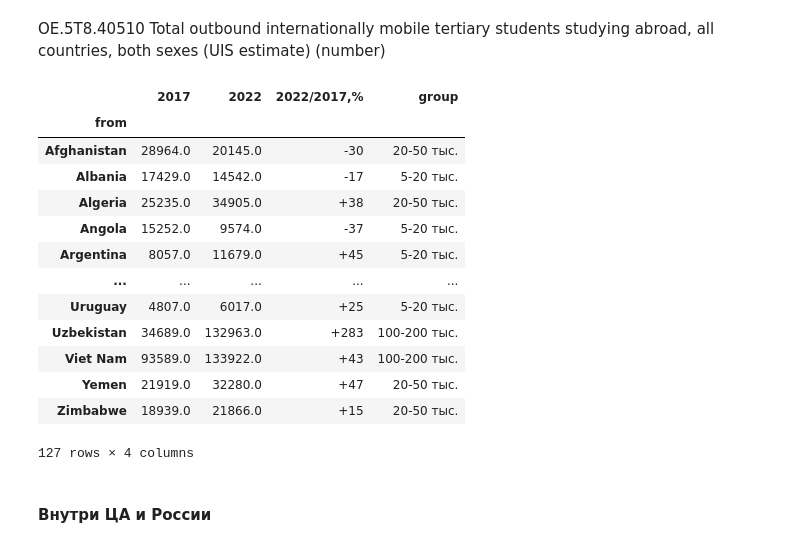
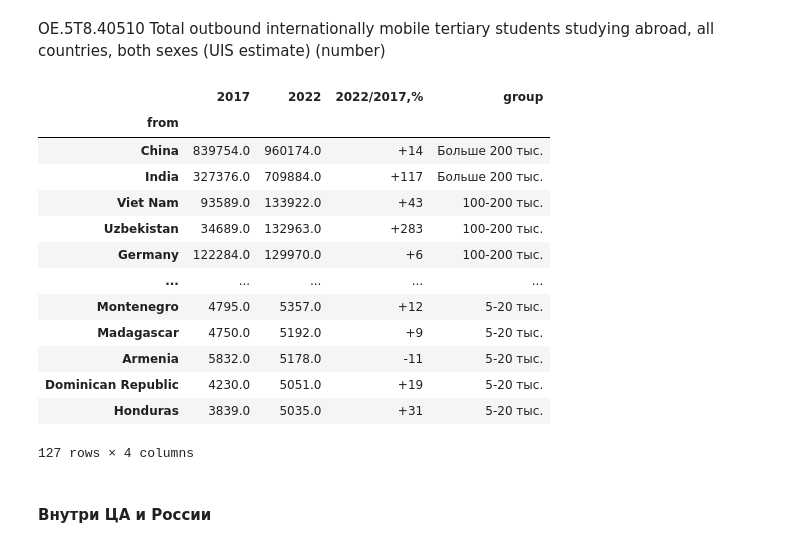
Before and after one commit to YuliyaTorgasheva/students_mobility, a Jupyter notebook: international_students_mob_CA.ipynb, the cells around one changed output. Cells and saved outputs as stored; diff of their text form; code cells hidden in the pictures.

```diff
--- a/international_students_mob_CA.ipynb
+++ b/international_students_mob_CA.ipynb
@@ -200,4 +221,5 @@ countries
 # %%
+#суммируем входящий поток по странам, добавляем недостающие на уровне въезда страны со всего мира
 inbound = pd.merge(countries.groupby(['to'])['2017'].sum().reset_index(),
                  countries.groupby(['to'])['2022'].sum().reset_index(),
                  on = 'to',
@@ -205,17 +227,9 @@ inbound = pd.merge(countries.groupby(['to'])['2017'].sum().reset_index(),
 inbound.loc[inbound['to']=='Egypt','2017']=51162
 inbound.loc[inbound['to']=='Thailand','2017'] = 43821
 inbound.loc[inbound['to']=='Mexico','2022']=51659
-inbound.loc[inbound['to']=='Iran (Islamic Republic of)','2022']=94406
+inbound.loc[inbound['to']=='Iran','2022']=94406
 # diff.loc[inbound['country_id']=='KAZ','2022']=26080
 inbound.loc[inbound['to']=='Ukraine','2022']=50870
-inbound.loc[inbound['to']=='Iran (Islamic Republic of)','to']='Iran'
-inbound.loc[inbound['to']=='United Kingdom of Great Britain and Northern Ireland','to']='Great Britain'
-inbound.loc[inbound['to']=='China, Hong Kong Special Administrative Region','to']='Hong Kong'
-inbound.loc[inbound['to']=='China, Macao Special Administrative Region','to']='Macao'
-inbound.loc[inbound['to']=='United States of America','to']='USA'
-inbound.loc[inbound['to']=='United Republic of Tanzania','to']='Tanzania'
-inbound.loc[inbound['to']=="Lao People's Democratic Republic",'to'] = 'Lao'
-inbound.loc[inbound['to']=="Turks and Caicos Islands",'to'] = 'Turks and Caicos'
 inbound = inbound[~(inbound['2017'].isna()) & ~(inbound['2022'].isna())]
 inbound = inbound[~(inbound['2017']==0) & ~(inbound['2022']==0)]
 inbound['2022/2017,%'] = round(inbound['2022']/inbound['2017']*100,0).astype(int)-100
@@ -233,7 +247,7 @@ def group(x):
     return group_name
 inbound['group'] = inbound['2022'].apply(lambda x: group(x))
 inbound.set_index('to', inplace=True)
-inbound.sort_values(by='2022/2017,%',ascending=False)
+inbound = inbound.sort_values(by='2022',ascending=False)
 inbound
 # %% [output]
 |  | 2017 | 2022 | 2022/2017,% | group |
@@ -273,7 +287,7 @@ for i, group in enumerate(unique_groups):
         textposition='auto',
         textfont=dict(size=16),
         marker_color='blue',
-        marker_line=dict(width=3, color=['red' if country == 'Russian Federation' else 'blue' for country in filtered_df.index])
+        marker_line=dict(width=3, color=['red' if country == 'Russia' else 'blue' for country in filtered_df.index])
         )
     trace2 = go.Bar(x=filtered_df.index,
         y=filtered_df['2022'],
@@ -282,7 +296,7 @@ for i, group in enumerate(unique_groups):
         textposition='auto',
         textfont=dict(size=16),
         marker_color='green',
-        marker_line=dict(width=3, color=['red' if country == 'Russian Federation' else 'green' for country in filtered_df.index])
+        marker_line=dict(width=3, color=['red' if country == 'Russia' else 'green' for country in filtered_df.index])
         )
 
     fig.add_trace(trace1, row=row_index, col=col_index)
@@ -326,51 +340,43 @@ fig.show()
 # %%
 outbound = pd.merge(countries.groupby(['from'])['2017'].sum().reset_index(),
                  countries.groupby(['from'])['2022'].sum().reset_index(),
                  on = 'from',
                  how='left')
-outbound.loc[outbound['from']=='Iran (Islamic Republic of)','from']='Iran'
-outbound.loc[outbound['from']=='United Kingdom of Great Britain and Northern Ireland','from']='Great Britain'
-outbound.loc[outbound['from']=='China, Hong Kong Special Administrative Region','from']='Hong Kong'
-outbound.loc[outbound['from']=='China, Macao Special Administrative Region','from']='Macao'
-outbound.loc[outbound['from']=='United States of America','from']='USA'
-outbound.loc[outbound['from']=='United Republic of Tanzania','from']='Tanzania'
-outbound.loc[outbound['from']=="Lao People's Democratic Republic",'from'] = 'Lao'
-outbound.loc[outbound['from']=="Turks and Caicos Islands",'from'] = 'Turks and Caicos'
 outbound = outbound[~(outbound['2017'].isna()) & ~(outbound['2022'].isna())]
 outbound = outbound[~(outbound['2017']==0) & ~(outbound['2022']==0)]
 outbound['2022/2017,%'] = round(outbound['2022']/outbound['2017']*100,0).astype(int)-100
 outbound['2022/2017,%'] = outbound['2022/2017,%'].apply(lambda x:'+'+str(x) if x>0 else str(x))
 outbound = outbound[outbound['2022']>5000]
 def group(x):
     if x<20000:
         group_name = '5-20 тыс.'
     elif 20000<=x<50000:
         group_name = '20-50 тыс.'
     elif 50000<=x<100000:
         group_name = '50-100 тыс.'
     elif 100000<=x<200000:
         group_name = '100-200 тыс.'
     else:
         group_name = 'Больше 200 тыс.'
     return group_name
 outbound['group'] = outbound['2022'].apply(lambda x: group(x))
 outbound.set_index('from', inplace=True)
-outbound.sort_values(by='2022/2017,%',ascending=False)
+outbound = outbound.sort_values(by='2022',ascending=False)
 outbound
 # %% [output]
 |  | 2017 | 2022 | 2022/2017,% | group |
 | from |  |  |  |  |
-| Afghanistan | 28964.0 | 20145.0 | -30 | 20-50 тыс. |
-| Albania | 17429.0 | 14542.0 | -17 | 5-20 тыс. |
-| Algeria | 25235.0 | 34905.0 | +38 | 20-50 тыс. |
-| Angola | 15252.0 | 9574.0 | -37 | 5-20 тыс. |
-| Argentina | 8057.0 | 11679.0 | +45 | 5-20 тыс. |
+| China | 839754.0 | 960174.0 | +14 | Больше 200 тыс. |
+| India | 327376.0 | 709884.0 | +117 | Больше 200 тыс. |
+| Viet Nam | 93589.0 | 133922.0 | +43 | 100-200 тыс. |
+| Uzbekistan | 34689.0 | 132963.0 | +283 | 100-200 тыс. |
+| Germany | 122284.0 | 129970.0 | +6 | 100-200 тыс. |
 | ... | ... | ... | ... | ... |
-| Uruguay | 4807.0 | 6017.0 | +25 | 5-20 тыс. |
-| Uzbekistan | 34689.0 | 132963.0 | +283 | 100-200 тыс. |
-| Viet Nam | 93589.0 | 133922.0 | +43 | 100-200 тыс. |
-| Yemen | 21919.0 | 32280.0 | +47 | 20-50 тыс. |
-| Zimbabwe | 18939.0 | 21866.0 | +15 | 20-50 тыс. |
+| Montenegro | 4795.0 | 5357.0 | +12 | 5-20 тыс. |
+| Madagascar | 4750.0 | 5192.0 | +9 | 5-20 тыс. |
+| Armenia | 5832.0 | 5178.0 | -11 | 5-20 тыс. |
+| Dominican Republic | 4230.0 | 5051.0 | +19 | 5-20 тыс. |
+| Honduras | 3839.0 | 5035.0 | +31 | 5-20 тыс. |
 127 rows × 4 columns
 # %%
 n_cols = 2  # Number of columns in subplot grid
```
Also changed, not shown: parts of 18 cells of this notebook.
